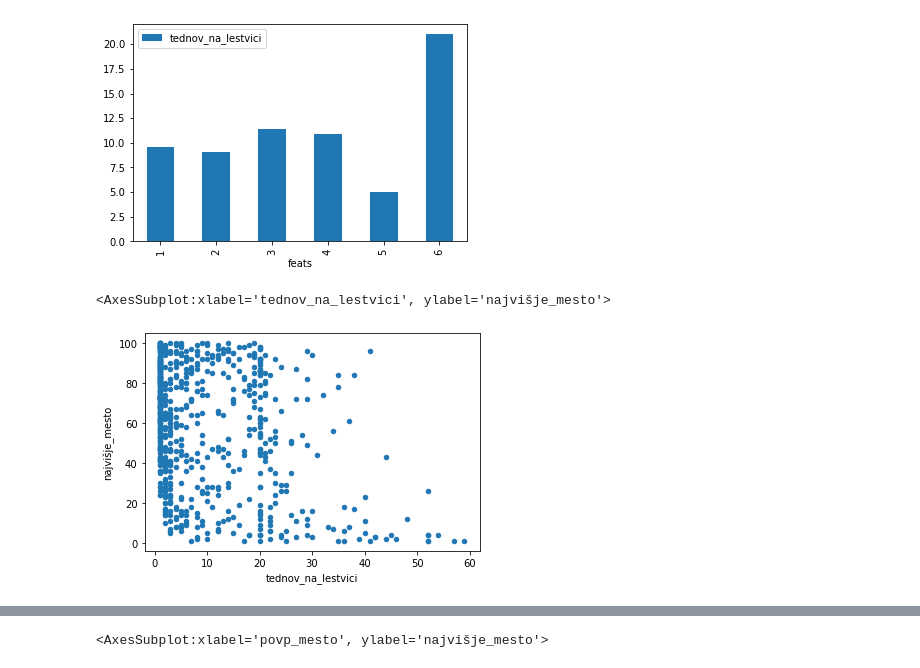
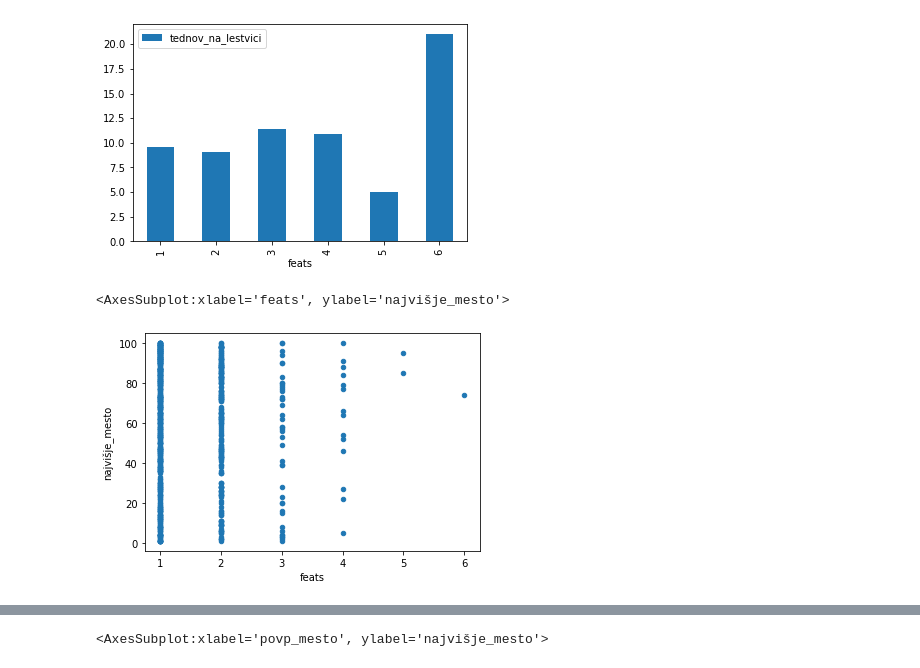
Before and after one commit to Jenzopls/Billboard, a Jupyter notebook: jupytr.ipynb, the cells around one changed output, grey strips where cells are left out. Saved outputs shown, nothing was run; the diff lists cells and outputs as text; code cells hidden in the pictures.

```diff
--- a/jupytr.ipynb
+++ b/jupytr.ipynb
@@ -103,7 +130,7 @@ pesmi.groupby('feats').mean().plot(y='tednov_na_lestvici', kind='bar')
 <AxesSubplot:xlabel='feats'>
 [figure]
 # %%
-pesmi.plot(x='tednov_na_lestvici', y='najvišje_mesto', kind= 'scatter')
+pesmi.plot(x='feats',y='najvišje_mesto',kind='scatter')
 # %% [output]
-<AxesSubplot:xlabel='tednov_na_lestvici', ylabel='najvišje_mesto'>
+<AxesSubplot:xlabel='feats', ylabel='najvišje_mesto'>
-[figure, old version]
+[figure, new version]
```
Also changed, not shown: parts of 19 cells of this notebook.
